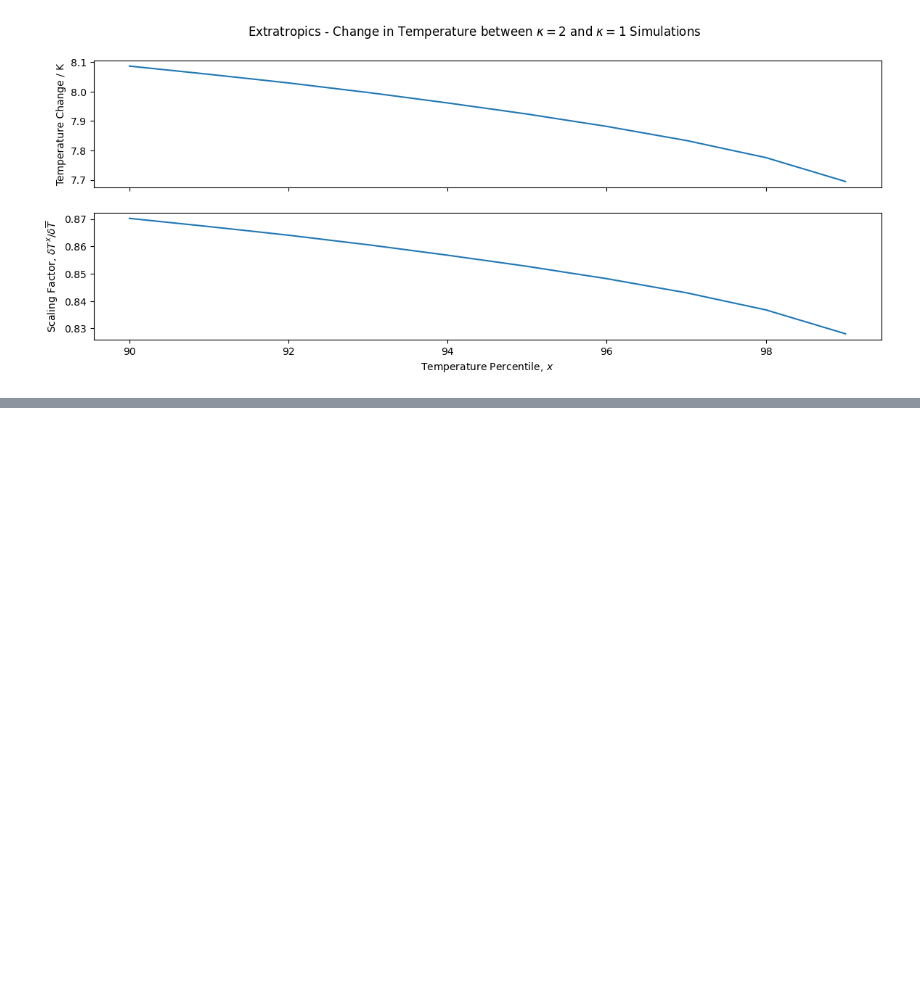
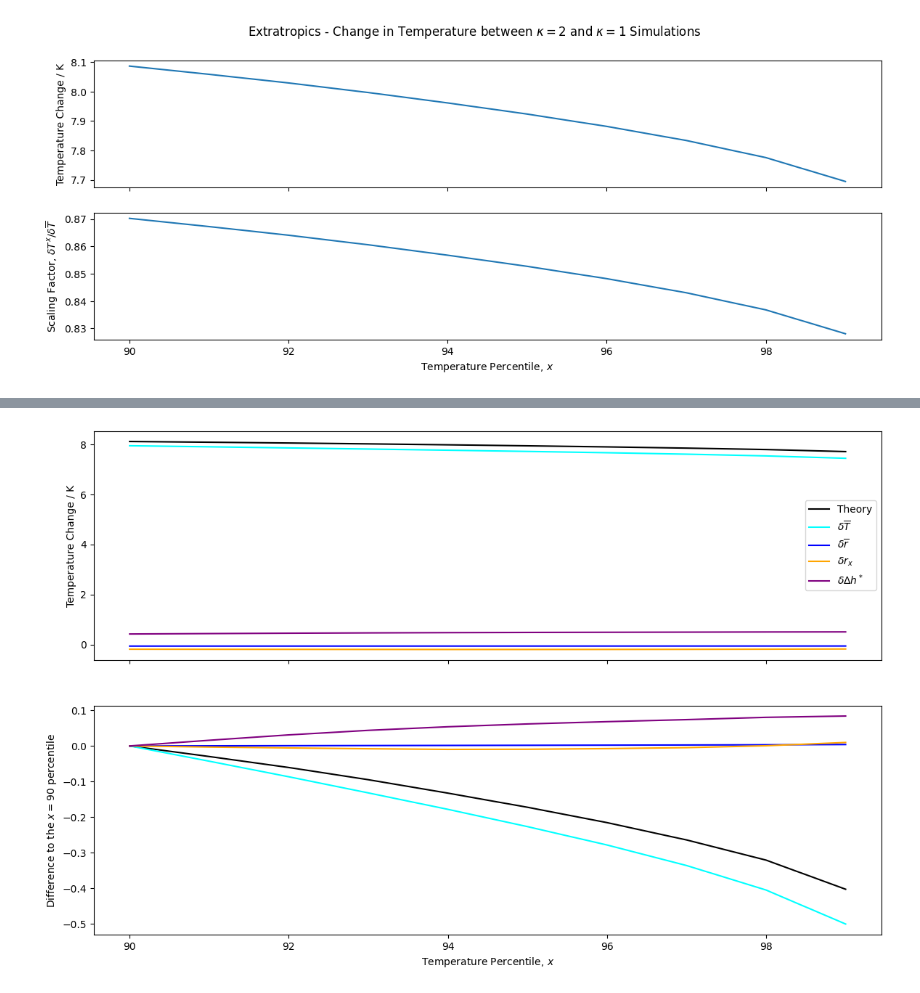
Before and after one commit to jduffield65/Isca, a Jupyter notebook: jobs/tau_sweep/aquaplanet/extratrop_temp_quant_theory.ipynb, the cells around one changed output, grey strips where cells are left out. Cells and saved outputs as stored; diff of their text form; code cells hidden in the pictures; blank space fills up the shorter version.

```diff
--- a/jobs/tau_sweep/aquaplanet/extratrop_temp_quant_theory.ipynb
+++ b/jobs/tau_sweep/aquaplanet/extratrop_temp_quant_theory.ipynb
@@ -179,0 +215,22 @@ array([8.08673096, 8.05889893, 8.02947998, 7.99703979, 7.9616394 ,
+# %%
+temp_diff_terms = [gamma_t * delta_t_mean, gamma_r * delta_rh_mean, gamma_r_quant * delta_rh_quant, gamma_mse * delta_mse_sat_diff]
+temp_diff_terms = [prefactor * term for term in temp_diff_terms]
+fig, ax = plt.subplots(2,1, figsize=(14, 9), sharex=True)
+ax[0].plot(quantiles_all, temp_diff_theory, color='k', label='Theory')
+ax[0].plot(quantiles_all, temp_diff_terms[0], color='cyan', label='$\delta \overline{T}$')
+ax[0].plot(quantiles_all, temp_diff_terms[1], color='blue', label='$\delta \overline{r}$')
+ax[0].plot(quantiles_all, temp_diff_terms[2], color='orange', label='$\delta r_x$')
+ax[0].plot(quantiles_all, temp_diff_terms[3], color='purple', label='$\delta \Delta h^*$')
+
+ax[1].plot(quantiles_all, temp_diff_theory - temp_diff_theory[0], color='k', label='Theory')
+ax[1].plot(quantiles_all, temp_diff_terms[0]-temp_diff_terms[0][0], color='cyan', label='$\delta \overline{T}$')
+ax[1].plot(quantiles_all, temp_diff_terms[1]-temp_diff_terms[1][0], color='blue', label='$\delta \overline{r}$')
+ax[1].plot(quantiles_all, temp_diff_terms[2]-temp_diff_terms[2][0], color='orange', label='$\delta r_x$')
+ax[1].plot(quantiles_all, temp_diff_terms[3]-temp_diff_terms[3][0], color='purple', label='$\delta \Delta h^*$')
+
+ax[1].set_xlabel('Temperature Percentile, $x$')
+ax[0].set_ylabel('Temperature Change / K')
+ax[1].set_ylabel(f'Difference to the $x={quantiles_all[0]}$ percentile')
+ax[0].legend();
+# %% [output]
+[figure, added]
```
Also changed, not shown: parts of 14 cells of this notebook.
